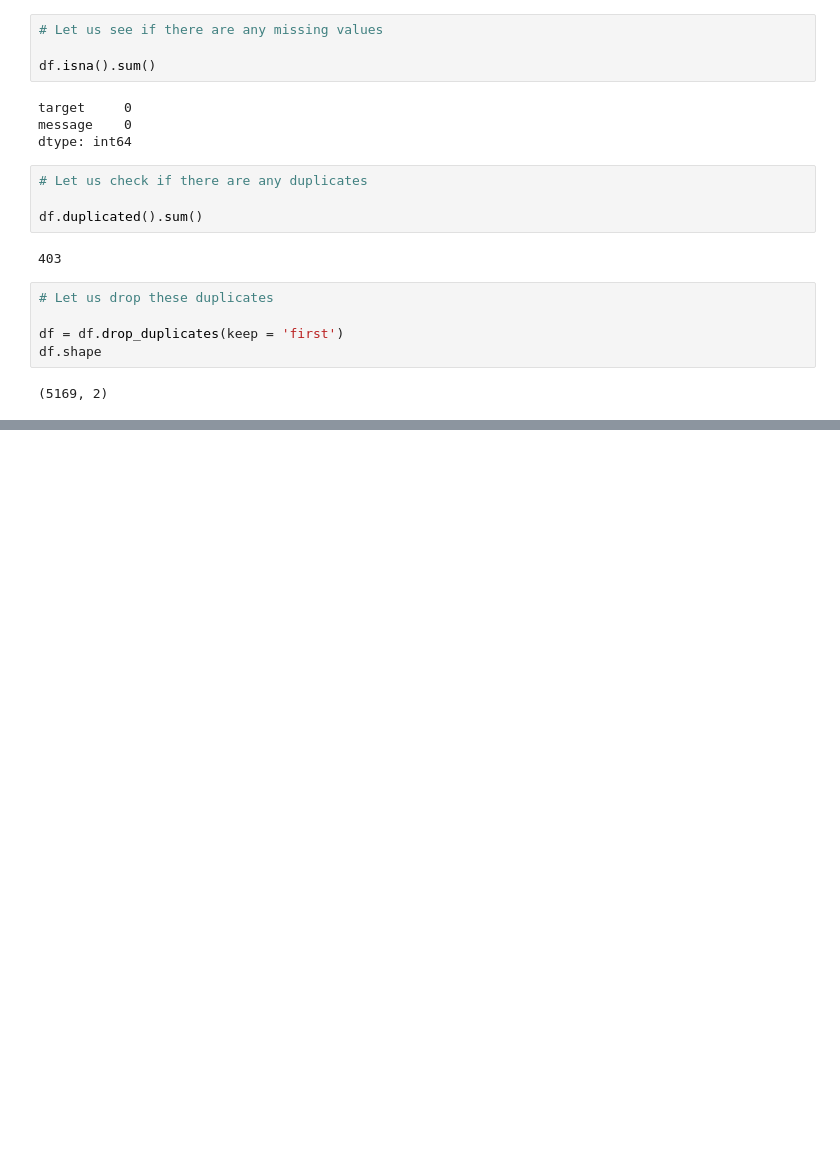
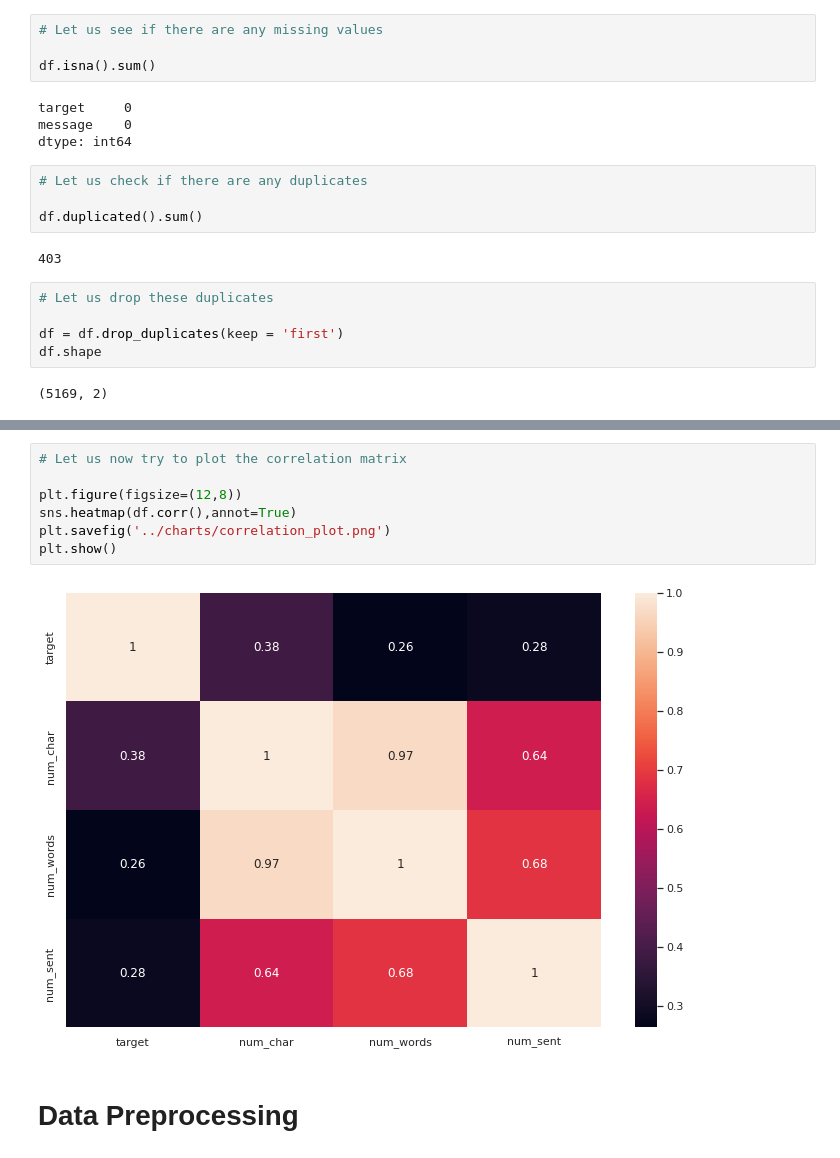
Before and after one commit to Micky373/spam_classifier, a Jupyter notebook: notebooks/spam_classifier.ipynb, the cells around one changed output, grey strips where cells are left out. Saved outputs shown, nothing was run; the diff lists cells and outputs as text; blank space fills up the shorter version.

```diff
--- a/notebooks/spam_classifier.ipynb
+++ b/notebooks/spam_classifier.ipynb
@@ -104,0 +244,11 @@ df.shape
+# %%
+# Let us now try to plot the correlation matrix
+
+plt.figure(figsize=(12,8))
+sns.heatmap(df.corr(),annot=True)
+plt.savefig('../charts/correlation_plot.png')
+plt.show()
+# %% [output]
+[figure, added]
+# %% [markdown]
+# Data Preprocessing
```
Also changed, not shown: parts of 12 cells of this notebook, 4 other files.
